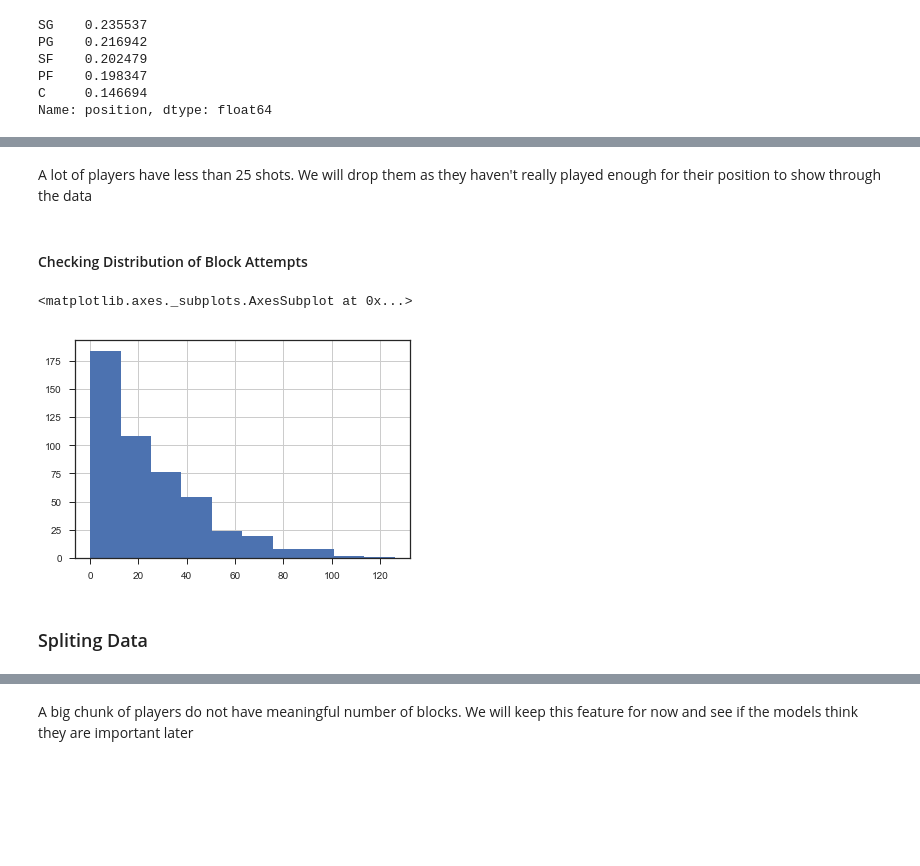
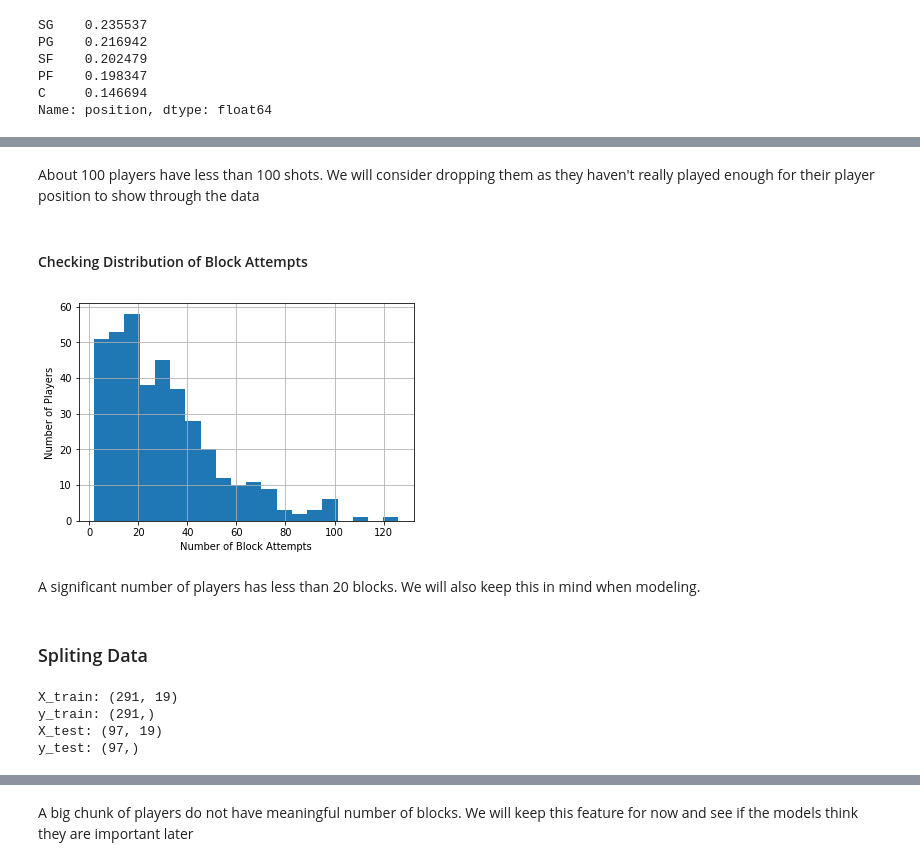
Before and after one commit to Peppershaker/Predicting-NBA-Player-Position, a Jupyter notebook: Prediction.ipynb, the cells around one changed output, grey strips where cells are left out. Saved outputs shown, nothing was run; the diff lists cells and outputs as text; code cells hidden in the pictures; blank space fills up the shorter version.

```diff
--- a/Prediction.ipynb
+++ b/Prediction.ipynb
@@ -102,11 +128,14 @@ data.loc[data.fga < 500, 'fga'].hist(bins=20)
 # %% [markdown]
-A lot of players have less than 25 shots. We will drop them as they haven't really played enough for their position to show through the data
+About 100 players have less than 100 shots. We will consider dropping them as they haven't really played enough for their player position to show through the data
 # %% [markdown]
 #### Checking Distribution of Block Attempts
-# %%
-data.blka.hist()
-# %% [output]
-<matplotlib.axes._subplots.AxesSubplot at 0x...>
-[figure, removed]
+# %%
+ax = data.blka.hist(bins=20)
+ax.set_xlabel('Number of Block Attempts')
+ax.set_ylabel('Number of Players');
+# %% [output]
+[figure, added]
+# %% [markdown]
+A significant number of players has less than 20 blocks. We will also keep this in mind when modeling.
 # %% [markdown]
 ### Spliting Data
@@ -120,3 +142,36 @@ X_train, X_test, y_train, y_test = train_test_split(X, y)
+# %%
+from sklearn.model_selection import train_test_split
+from collections import OrderedDict
+
+# Dropping players with less than 25 shots attempts
+data = data[data.fga >= 100]
+
+X = data.drop('position', axis=1)
+y = data[['position']]
+
+X_train, X_test, y_train, y_test = train_test_split(X, y)
+
+# Manually encode the labels to make it more meaningful for the confusion matrix later
+label_encoder_dict = OrderedDict([
+    ("C",0),
+    ("PG",1),
+    ("SG",2),
+    ("SF",3),
+    ("PF",4)
+])
+
+y_train = y_train.position.map(label_encoder_dict).values
+y_test = y_test.position.map(label_encoder_dict).values
+
+print('X_train:',X_train.shape)
+print('y_train:', y_train.shape)
+print('X_test:', X_test.shape)
+print('y_test:', y_test.shape)
+# %% [output]
+X_train: (291, 19)
+y_train: (291,)
+X_test: (97, 19)
+y_test: (97,)
 # %%
 X_train.head()
 # %% [output]
```
Also changed, not shown: parts of 38 cells of this notebook, 1 other file.
